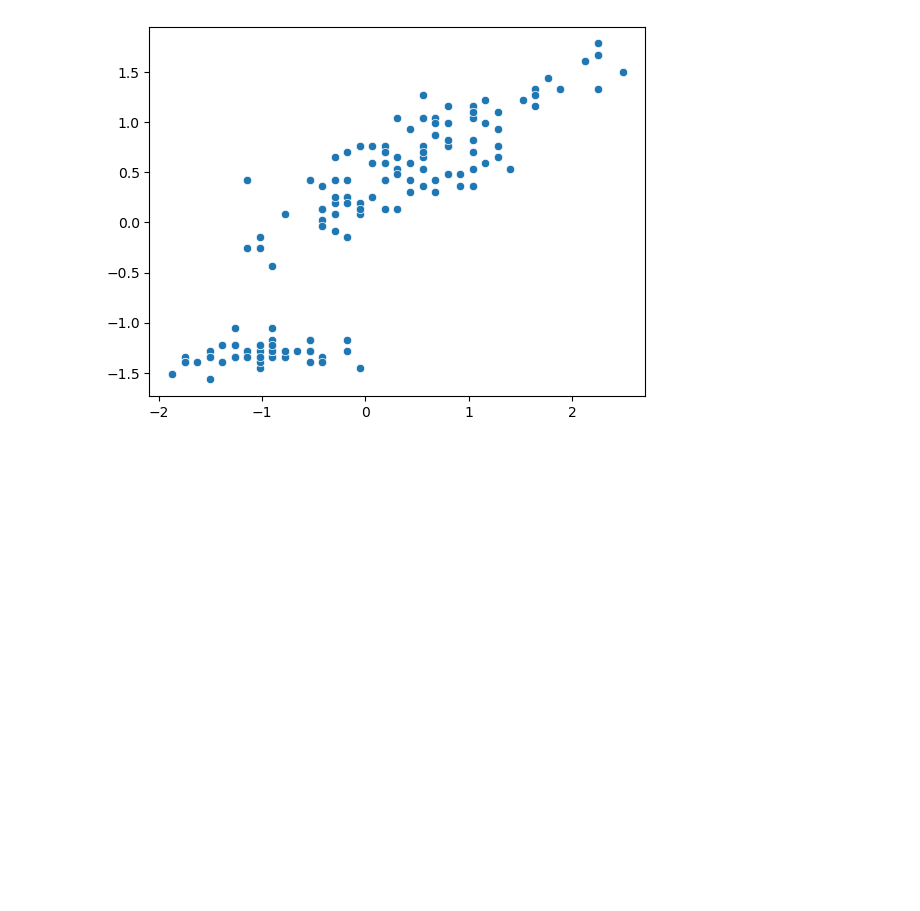
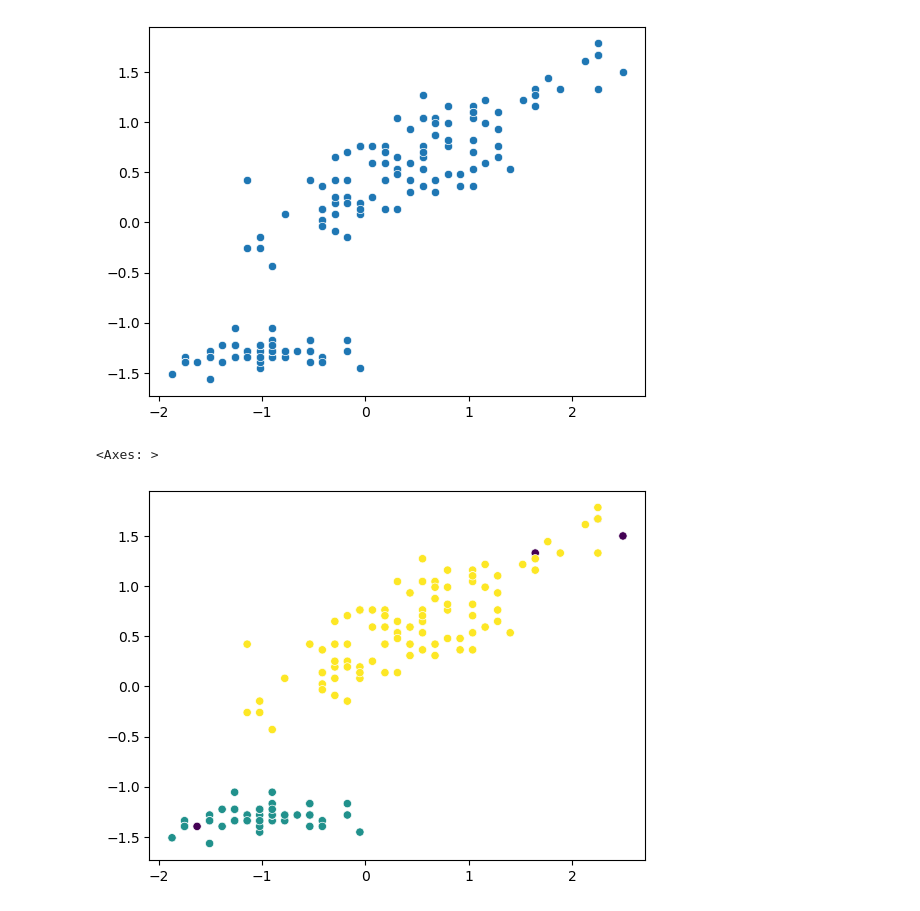
Before and after one commit to Prithvikatkar17/AIML, a Jupyter notebook: 13_Unsuppervised_ml/04_DBSCAN.ipynb, the cells around one changed output. Cells and saved outputs as stored; diff of their text form; code cells hidden in the pictures; blank space fills up the shorter version.

Commit message:
done dbscan

```diff
--- a/13_Unsuppervised_ml/04_DBSCAN.ipynb
+++ b/13_Unsuppervised_ml/04_DBSCAN.ipynb
@@ -24,4 +24,9 @@ dbscan = DBSCAN(
     min_samples = 5
 )
 # %%
-labels = ddbscan.fit
+labels = dbscan.fit_predict(X_scaled)
+# %%
+sns.scatterplot(x=X_scaled[:,0],y=X_scaled[:,2],c=labels)
+# %% [output]
+<Axes: >
+[figure, added]
```
